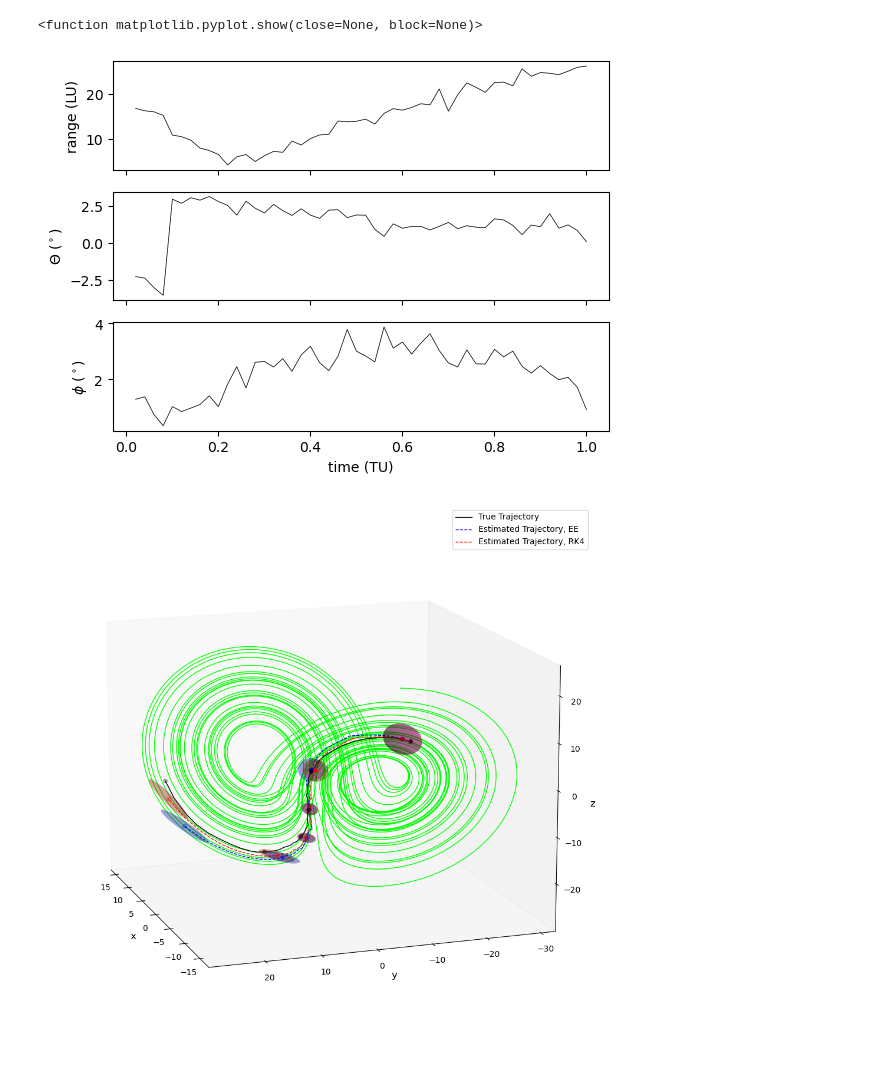
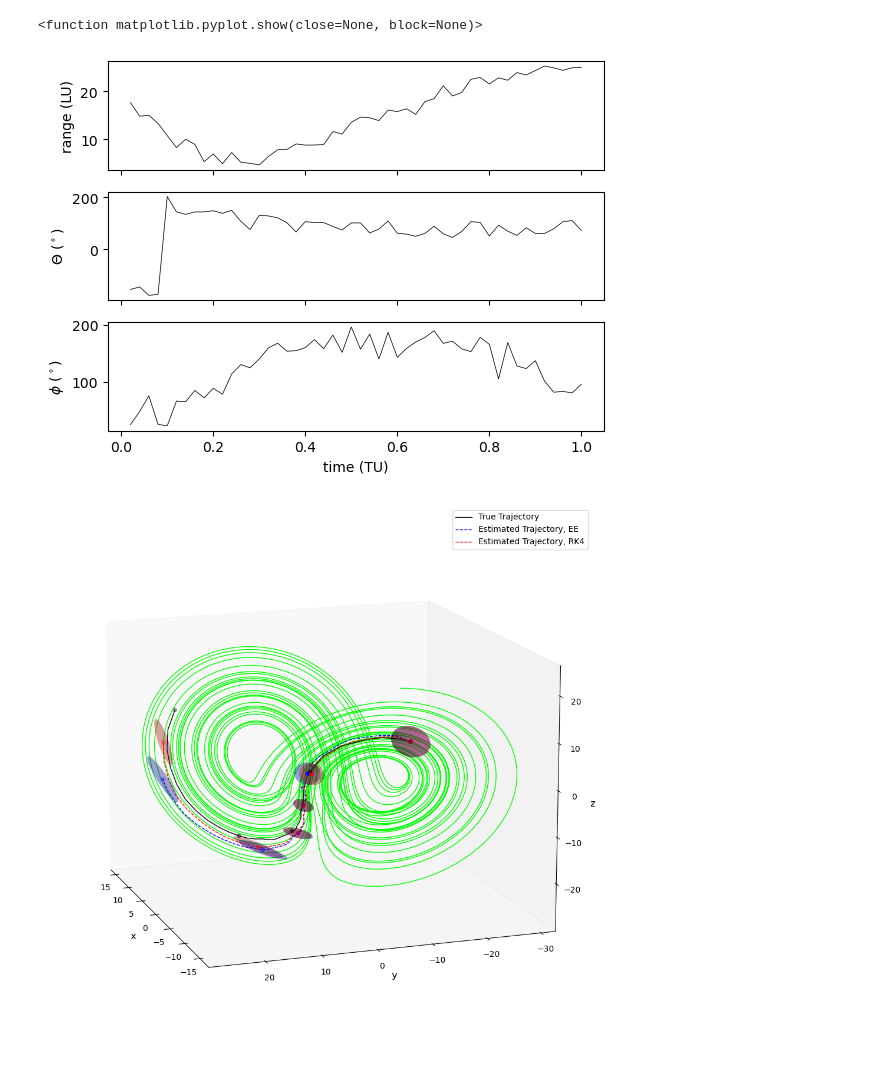
Before and after one commit to CharlesPlusC/ERP_tools, a Jupyter notebook: estimation/ERP_estimation_examples.ipynb, the cells around one changed output. Drawn from its saved outputs; the diff is of its cells as text; code cells hidden in the pictures.

```diff
--- a/estimation/ERP_estimation_examples.ipynb
+++ b/estimation/ERP_estimation_examples.ipynb
@@ -45,24 +45,22 @@ def H(x): # Measurement Jacobian (optional)
           [x[0]*x[2]/((x[0]**2+x[1]**2+x[2]**2)**(3/2)*np.sqrt(1-(x[2]**2/(x[0]**2+x[1]**2+x[2]**2)))), x[1]*x[2]/((x[0]**2+x[1]**2+x[2]**2)**(3/2)*np.sqrt(1-(x[2]**2/(x[0]**2+x[1]**2+x[2]**2)))), -(x[0]**2+x[1]**2)/((x[0]**2+x[1]**2+x[2]**2)**(3/2)*np.sqrt(1-(x[2]**2/(x[0]**2+x[1]**2+x[2]**2))))]]
     return Hx
 # %%
-np.random.seed(2024)                                 # For repeatable results
+np.random.seed(4)                                  # For repeatable results
 c = Lorenz_Const(4,1,48)                           # Lorenz system constants
 T = 1                                              # Period
 dt = 0.02                                          # Timestep or [True timestep, Measurement timestep]
 x0 = np.array([-11.5, -10, 9.5])                   # Initial true state
 Q = np.diag([0.01, 0.01, 0.01])                    # Process noise matrix
-R = np.diag([1, 0.1, 0.1])                       # Measurement noise matrix
+R = np.diag([1, 0.1, 0.1])                         # Measurement noise matrix
 
 # True States and Measurements
-x, z, tx, tz = ERP.get_measurements(x0, dt, [T], f, h, Q, R, 'RK4', c) # If you already have measurements, no need for this line
+x, z, tx, tz = ERP.get_measurements(x0, dt, [T], f, h, Q, R, 'CT', 'RK4', c) # If you already have measurements, no need for this line
 
 # Extended Kalman Filter - Explicit Euler
-xest0 = x0 + np.sqrt(R[0,0])*np.random.randn(3)    # Initial estimated state (using Cartesian uncertainty instead of polar uncertainty)
-Pest0 = np.diag([1,1,1])                           # Initial estimated covariance
-xest, Pest, tspan = ERP.EKF2(xest0, Pest0, dt, [tz, z], Q, R, f, h, F, H, 'EE', c)
+xest, Pest, tspan = ERP.EKF(x0, np.diag([1,1,1]), dt, [tz, z], Q, R, f, 'CT', h, F, H, 'EE', c)
 
 # Extended Kalman Filter - RK4
-xest2, Pest2, tspan = ERP.EKF2(xest0, Pest0, dt, [tz, z], Q, R, f, h, F, H, 'RK4', c)
+xest2, Pest2, tspan = ERP.EKF(x0, np.diag([1,1,1]), dt, [tz, z], Q, R, f, 'CT', h, F, H, 'RK4', c)
 
 # Plotting data
 fig, axs = plt.subplots(3)
@@ -72,8 +70,8 @@ axs[1].set(ylabel='$\Theta$ ($^\circ$)')
 axs[1].set_xticklabels([])
 axs[2].set(xlabel='time (TU)', ylabel='$\phi$ ($^\circ$)')
 line1, = axs[0].plot(tz, z[:,0], linewidth=0.5, linestyle='-', color='black')
-axs[1].plot(tz, z[:,1], linewidth=0.5, linestyle='-', color='black')
-axs[2].plot(tz, z[:,2], linewidth=0.5, linestyle='-', color='black')
+axs[1].plot(tz, z[:,1]*180/np.pi, linewidth=0.5, linestyle='-', color='black')
+axs[2].plot(tz, z[:,2]*180/np.pi, linewidth=0.5, linestyle='-', color='black')
 
 # Background dynamics
 t = np.linspace(0,50,10000)
@@ -110,5 +108,5 @@ plt.show
 # %%
-np.random.seed(2024)                             # For repeatable results
+np.random.seed(4)                                # For repeatable results
 c = Lorenz_Const(4,1,48)                         # Lorenz system constants
 T = 1                                            # Period
 dt = 0.02                                        # Timestep or [True timestep, Measurement timestep]
@@ -117,15 +115,13 @@ Q = np.diag([0.01, 0.01, 0.01])                  # Process noise matrix
 R = np.diag([1, 0.1, 0.1])                       # Measurement noise matrix
 
 # True States and Measurements
-x, z, tx, tz = ERP.get_measurements(x0, dt, [T], f, h, Q, R, 'RK4', c) # If you already have measurements, no need for this line
+x, z, tx, tz = ERP.get_measurements(x0, dt, [T], f, h, Q, R, 'CT', 'RK4', c) # If you already have measurements, no need for this line
 
 # Unscented Kalman Filter - Explicit Euler
-xest0 = x0 + np.sqrt(R[0,0])*np.random.randn(3)    # Initial estimated state (using Cartesian uncertainty instead of polar uncertainty)
-Pest0 = np.diag([1,1,1])                           # Initial estimated covariance
-xest, Pest, tspan = ERP.UKF2(xest0, Pest0, dt, [tz, z], Q, R, f, h, 1e-3, 2, 0, 'EE', c)
+xest, Pest, tspan = ERP.UKF(x0, np.diag([1,1,1]), dt, [tz, z], Q, R, f, 'CT', h, 1e-3, 2, 0, 'EE', c)
 
 # Unscented Kalman Filter - RK4
-xest2, Pest2, tspan = ERP.UKF2(xest0, Pest0, dt, [tz, z], Q, R, f, h, 1e-3, 2, 0, 'RK4', c)
+xest2, Pest2, tspan = ERP.UKF(x0, np.diag([1,1,1]), dt, [tz, z], Q, R, f, 'CT', h, 1e-3, 2, 0, 'RK4', c)
 
 # Plotting data
 fig, axs = plt.subplots(3)
@@ -135,38 +131,38 @@ axs[1].set(ylabel='$\Theta$ ($^\circ$)')
 axs[1].set_xticklabels([])
 axs[2].set(xlabel='time (TU)', ylabel='$\phi$ ($^\circ$)')
 line1, = axs[0].plot(tz, z[:,0], linewidth=0.5, linestyle='-', color='black')
-axs[1].plot(tz, z[:,1], linewidth=0.5, linestyle='-', color='black')
-axs[2].plot(tz, z[:,2], linewidth=0.5, linestyle='-', color='black')
+axs[1].plot(tz, z[:,1]*180/np.pi, linewidth=0.5, linestyle='-', color='black')
+axs[2].plot(tz, z[:,2]*180/np.pi, linewidth=0.5, linestyle='-', color='black')
 
 # Background dynamics
 t = np.linspace(0,50,10000)
 y = odeint(Lorenz, x0, t, args=(c,))
 
 # Plotting EKF Estimation
 p = ellipse(0, [], (0, 0, 1, 0.2), [], [], 0)
 p2 = ellipse(0, [], (1, 0, 0, 0.2), [], [], 0)
 
 fig = plt.figure(figsize=(12, 14))
 ax = plt.axes(projection='3d')
 ax.grid(False)
 ax.plot3D(y[:,0],y[:,1],y[:,2], c = (0,1,0), lw = '1')
 ax.plot3D(x[:,0],x[:,1],x[:,2], c = 'black', lw = '1', label = 'True Trajectory')
 ax.plot3D(xest[:,0],xest[:,1],xest[:,2], c = (0,0,1), lw = '1', ls = '--', label = 'Estimated Trajectory, EE')
 ax.plot3D(xest2[:,0],xest2[:,1],xest2[:,2], c = (1,0,0), lw = '1', ls = '--', label = 'Estimated Trajectory, RK4')
 a = np.array([int(x) for x in (np.linspace(0,len(tx)-1,6))])
 ax.scatter(x[a,0],x[a,1],x[a,2], color = 'black', s = 20, marker = 'o')
 ax.scatter(xest[a,0],xest[a,1],xest[a,2], color = (0,0,1), s = 20, marker = 'o')
 ax.scatter(xest2[a,0],xest2[a,1],xest2[a,2], color = (1,0,0), s = 20, marker = 'o')
 for i in a:
     ERP.plot_gaussian_ellipsoid(xest[i], Pest[i], 3, p, ax)
     ERP.plot_gaussian_ellipsoid(xest2[i], Pest2[i], 3, p2, ax)
 ax.view_init(14, -199)
 ax.legend()
 ax.set_xlabel('x', fontsize=12)
 ax.set_ylabel('y', fontsize=12)
 ax.set_zlabel('z', fontsize=12)
 plt.show
 # %% [output]
 <function matplotlib.pyplot.show(close=None, block=None)>
-[figure, old version]
+[figure, new version]
-[figure, old version]
+[figure, new version]
```
Also changed, not shown: parts of 4 cells of this notebook, 1 other file.
